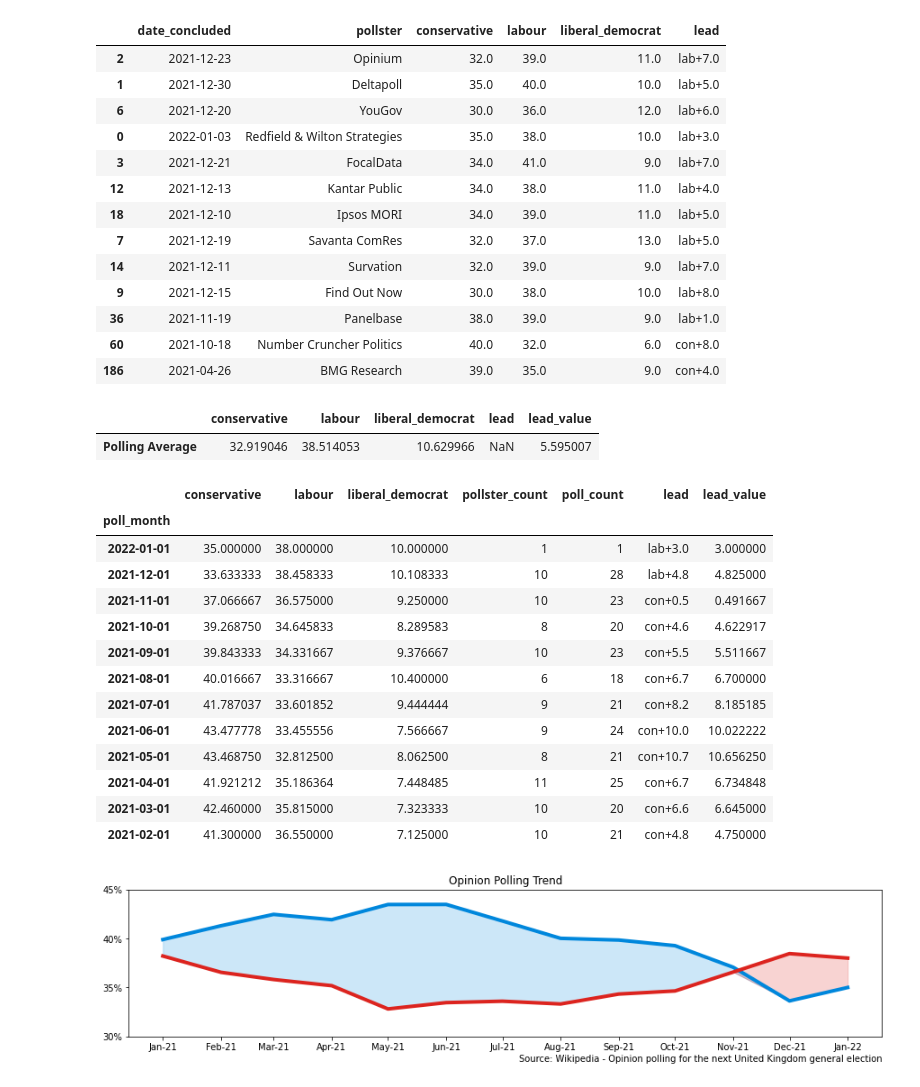
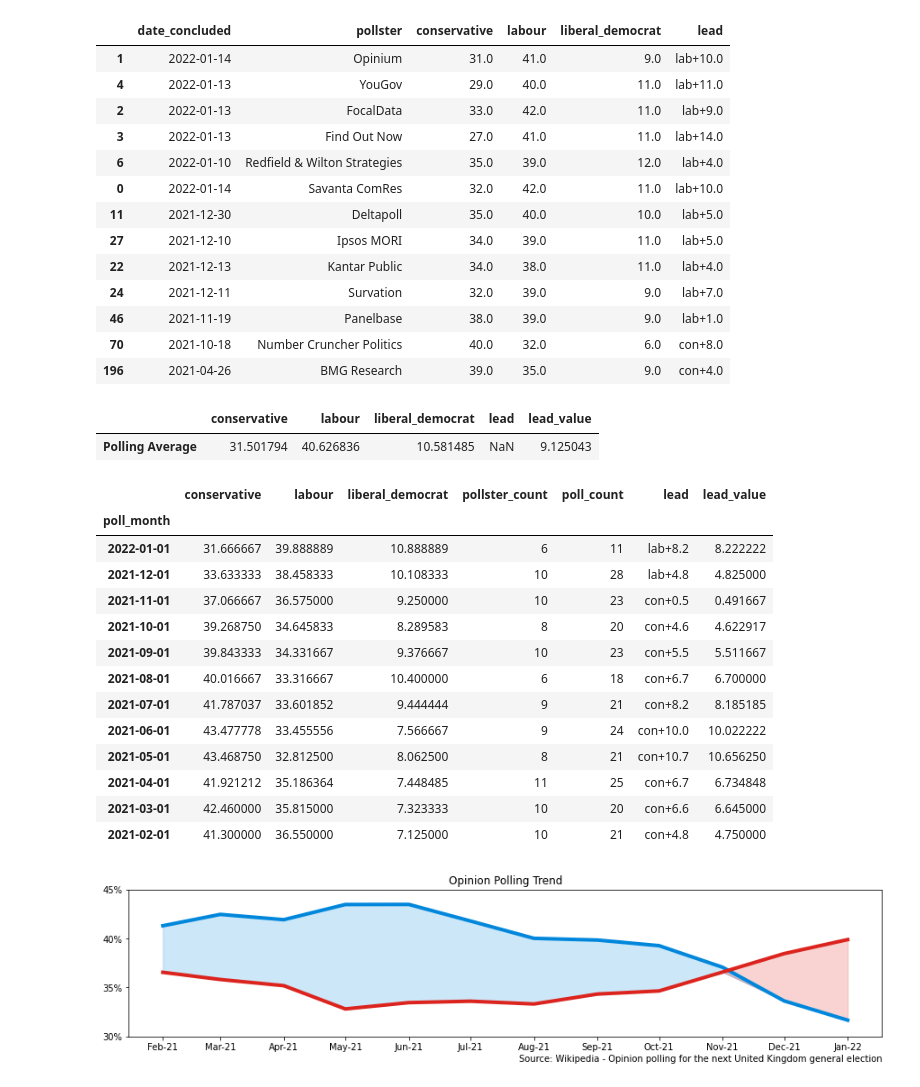
Before and after one commit to AndyLawton/uk_general_election_polls, a Jupyter notebook: main.ipynb, the cells around one changed output. Saved outputs shown, nothing was run; the diff lists cells and outputs as text; code cells hidden in the pictures.

```diff
--- a/main.ipynb
+++ b/main.ipynb
@@ -90,6 +152,8 @@ def get_recency_weight(date_concluded, current_date, return_category=False):
         return 0
 # %%
 def get_pollster_weight(pollster):
+    if pollster not in top_two:
+        return 0
     top_five_score = top_five[pollster]
     top_two_score = top_two[pollster]
     pollster_w = (3*top_two_score + 2*top_five_score + 100)/6
@@ -143,24 +207,24 @@ display(current_average)
 display(monthly_summary.iloc[:0:-1])
 # %% [output]
 |  | date_concluded | pollster | conservative | labour | liberal_democrat | lead |
-| 2 | 2021-12-23 | Opinium | 32.0 | 39.0 | 11.0 | lab+7.0 |
-| 1 | 2021-12-30 | Deltapoll | 35.0 | 40.0 | 10.0 | lab+5.0 |
-| 6 | 2021-12-20 | YouGov | 30.0 | 36.0 | 12.0 | lab+6.0 |
-| 0 | 2022-01-03 | Redfield & Wilton Strategies | 35.0 | 38.0 | 10.0 | lab+3.0 |
-| 3 | 2021-12-21 | FocalData | 34.0 | 41.0 | 9.0 | lab+7.0 |
-| 12 | 2021-12-13 | Kantar Public | 34.0 | 38.0 | 11.0 | lab+4.0 |
-| 18 | 2021-12-10 | Ipsos MORI | 34.0 | 39.0 | 11.0 | lab+5.0 |
-| 7 | 2021-12-19 | Savanta ComRes | 32.0 | 37.0 | 13.0 | lab+5.0 |
-| 14 | 2021-12-11 | Survation | 32.0 | 39.0 | 9.0 | lab+7.0 |
-| 9 | 2021-12-15 | Find Out Now | 30.0 | 38.0 | 10.0 | lab+8.0 |
-| 36 | 2021-11-19 | Panelbase | 38.0 | 39.0 | 9.0 | lab+1.0 |
-| 60 | 2021-10-18 | Number Cruncher Politics | 40.0 | 32.0 | 6.0 | con+8.0 |
-| 186 | 2021-04-26 | BMG Research | 39.0 | 35.0 | 9.0 | con+4.0 |
+| 1 | 2022-01-14 | Opinium | 31.0 | 41.0 | 9.0 | lab+10.0 |
+| 4 | 2022-01-13 | YouGov | 29.0 | 40.0 | 11.0 | lab+11.0 |
+| 2 | 2022-01-13 | FocalData | 33.0 | 42.0 | 11.0 | lab+9.0 |
+| 3 | 2022-01-13 | Find Out Now | 27.0 | 41.0 | 11.0 | lab+14.0 |
+| 6 | 2022-01-10 | Redfield & Wilton Strategies | 35.0 | 39.0 | 12.0 | lab+4.0 |
+| 0 | 2022-01-14 | Savanta ComRes | 32.0 | 42.0 | 11.0 | lab+10.0 |
+| 11 | 2021-12-30 | Deltapoll | 35.0 | 40.0 | 10.0 | lab+5.0 |
+| 27 | 2021-12-10 | Ipsos MORI | 34.0 | 39.0 | 11.0 | lab+5.0 |
+| 22 | 2021-12-13 | Kantar Public | 34.0 | 38.0 | 11.0 | lab+4.0 |
+| 24 | 2021-12-11 | Survation | 32.0 | 39.0 | 9.0 | lab+7.0 |
+| 46 | 2021-11-19 | Panelbase | 38.0 | 39.0 | 9.0 | lab+1.0 |
+| 70 | 2021-10-18 | Number Cruncher Politics | 40.0 | 32.0 | 6.0 | con+8.0 |
+| 196 | 2021-04-26 | BMG Research | 39.0 | 35.0 | 9.0 | con+4.0 |
 |  | conservative | labour | liberal_democrat | lead | lead_value |
-| Polling Average | 32.919046 | 38.514053 | 10.629966 | NaN | 5.595007 |
+| Polling Average | 31.501794 | 40.626836 | 10.581485 | NaN | 9.125043 |
 |  | conservative | labour | liberal_democrat | pollster_count | poll_count | lead | lead_value |
 | poll_month |  |  |  |  |  |  |  |
-| 2022-01-01 | 35.000000 | 38.000000 | 10.000000 | 1 | 1 | lab+3.0 | 3.000000 |
+| 2022-01-01 | 31.666667 | 39.888889 | 10.888889 | 6 | 11 | lab+8.2 | 8.222222 |
 | 2021-12-01 | 33.633333 | 38.458333 | 10.108333 | 10 | 28 | lab+4.8 | 4.825000 |
 | 2021-11-01 | 37.066667 | 36.575000 | 9.250000 | 10 | 23 | con+0.5 | 0.491667 |
 | 2021-10-01 | 39.268750 | 34.645833 | 8.289583 | 8 | 20 | con+4.6 | 4.622917 |
@@ -305,37 +388,37 @@ fig.set_facecolor('white')
 ax = plt.gca()
 
 # monthly_summary[major_parties[:2]][1:].plot(
 #     ax=ax,
 #     ylim=[30, 45],
 #     color=party_colors,
 #     linewidth=3
 # )
 for party in major_parties[:2]:
     plt.plot_date(
-        x=monthly_summary.index,
-        y= monthly_summary[party],
+        x=monthly_summary.index[1:],
+        y= monthly_summary[party][1:],
         fmt='-',
         color=party_colors[party],
         linewidth=4)
 
-    ax.fill_between(monthly_summary.index, monthly_summary[party], monthly_summary[major_parties[:2]].min(axis=1), color=party_colors[party], alpha=0.2)
+    ax.fill_between(monthly_summary.index[1:], monthly_summary[party][1:], monthly_summary[major_parties[:2]].min(axis=1)[1:], color=party_colors[party], alpha=0.2)
 ax.set_yticks(arange(30, 46, 5), minor=False)
 major_locator = plt.matplotlib.dates.DayLocator([1])
 major_fmt = plt.matplotlib.dates.DateFormatter('%b-%y')
 
 ax.xaxis.set_major_locator(major_locator)
 ax.xaxis.set_major_formatter(major_fmt)
 
 ax.yaxis.set_major_formatter(plt.matplotlib.ticker.FuncFormatter(lambda x, p: f'{x/100:.0%}'))
 
 plot_title = 'Opinion Polling Trend'
 plt.title(plot_title)
 
 source = 'Source: Wikipedia - Opinion polling for the next United Kingdom general election'
 plt.annotate(source, (1, 0), (0, -20), xycoords='axes fraction', textcoords='offset points', va='top', ha='right')
 fig.savefig('html_outputs/monthly_trend.png', bbox_inches = 'tight', pad_inches = 0.2)
 # %% [output]
-[figure, old version]
+[figure, new version]
 # %%
 monthly_summary
 # %% [output]
```
Also changed, not shown: parts of 7 cells of this notebook, 7 other files.
